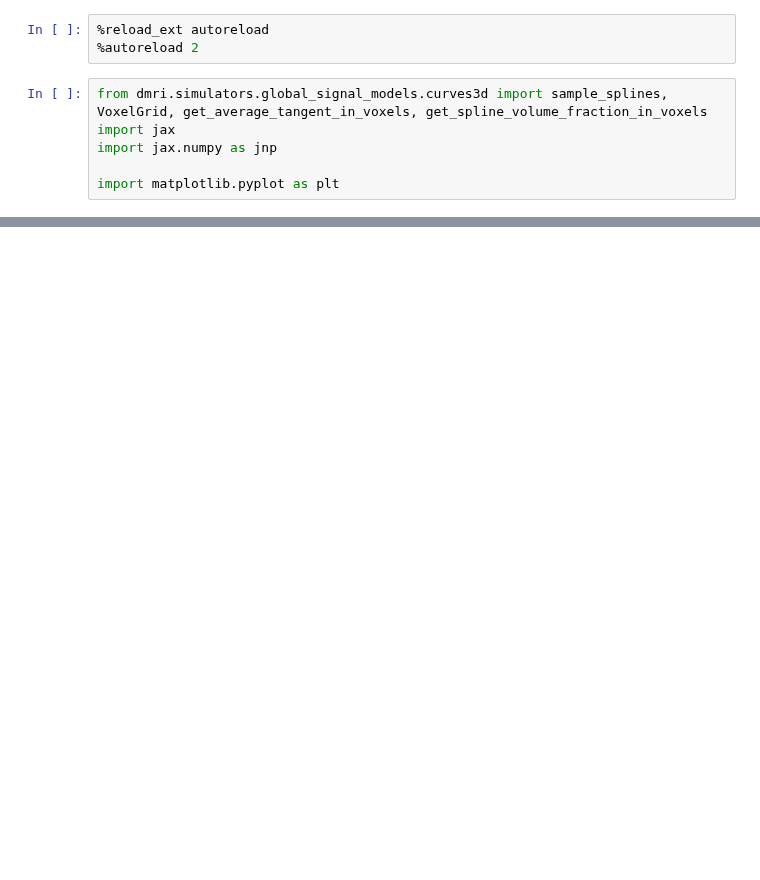
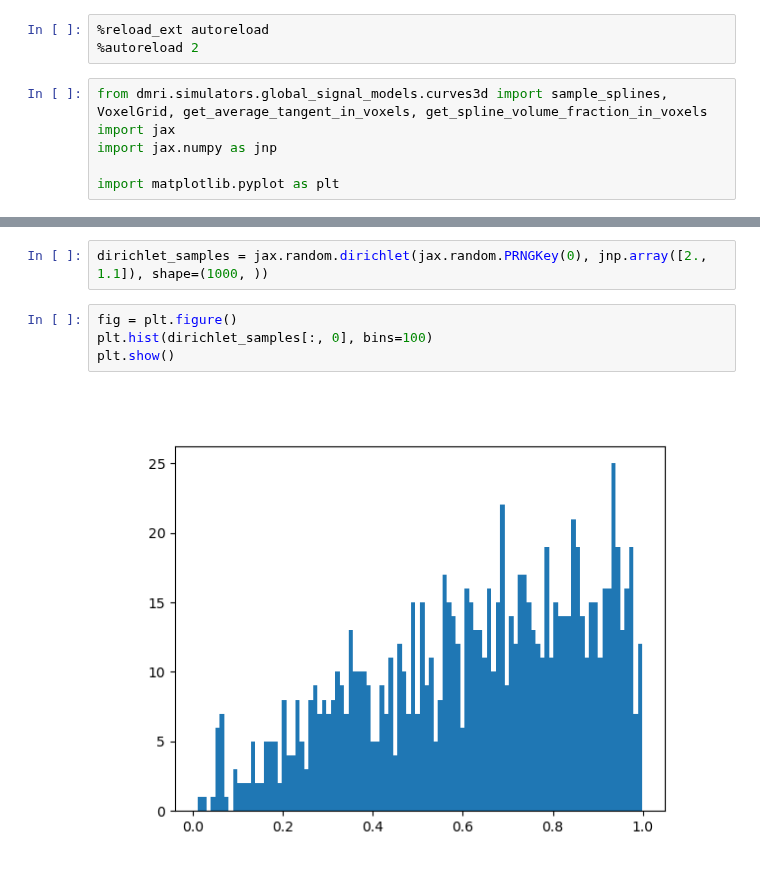
Before and after one commit to mackelab/dmri, a Jupyter notebook: notebooks/global_simulator/global_models.ipynb, the cells around one changed output, grey strips where cells are left out. Cells and saved outputs as stored; diff of their text form; blank space fills up the shorter version.

```diff
--- a/notebooks/global_simulator/global_models.ipynb
+++ b/notebooks/global_simulator/global_models.ipynb
@@ -585,0 +130,8 @@ Array([-0.9408017,  0.       ], dtype=float32)
+# %%
+dirichlet_samples = jax.random.dirichlet(jax.random.PRNGKey(0), jnp.array([2., 1.1]), shape=(1000, ))
+# %%
+fig = plt.figure()
+plt.hist(dirichlet_samples[:, 0], bins=100)
+plt.show()
+# %% [output]
+[figure, added]
```
Also changed, not shown: parts of 14 cells of this notebook, 3 other files.
